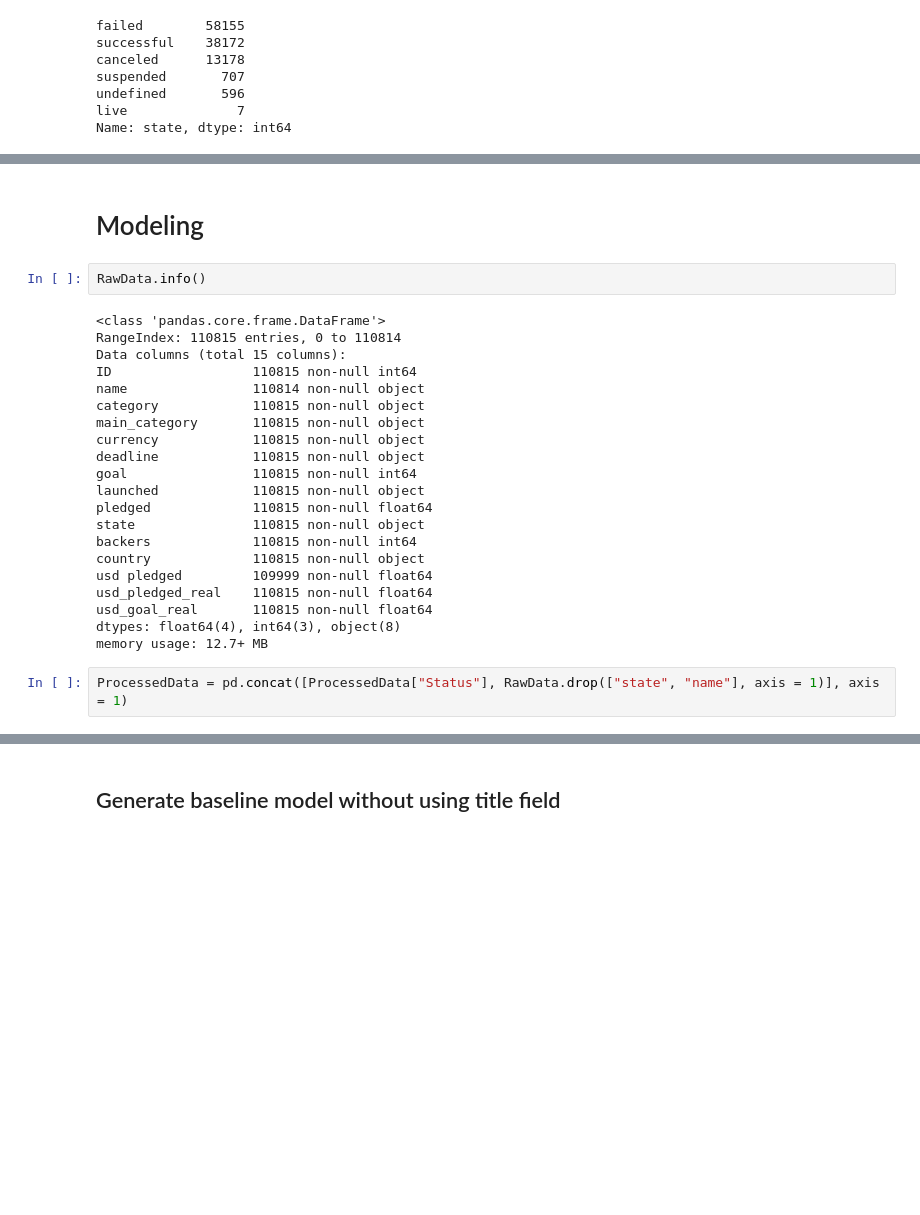
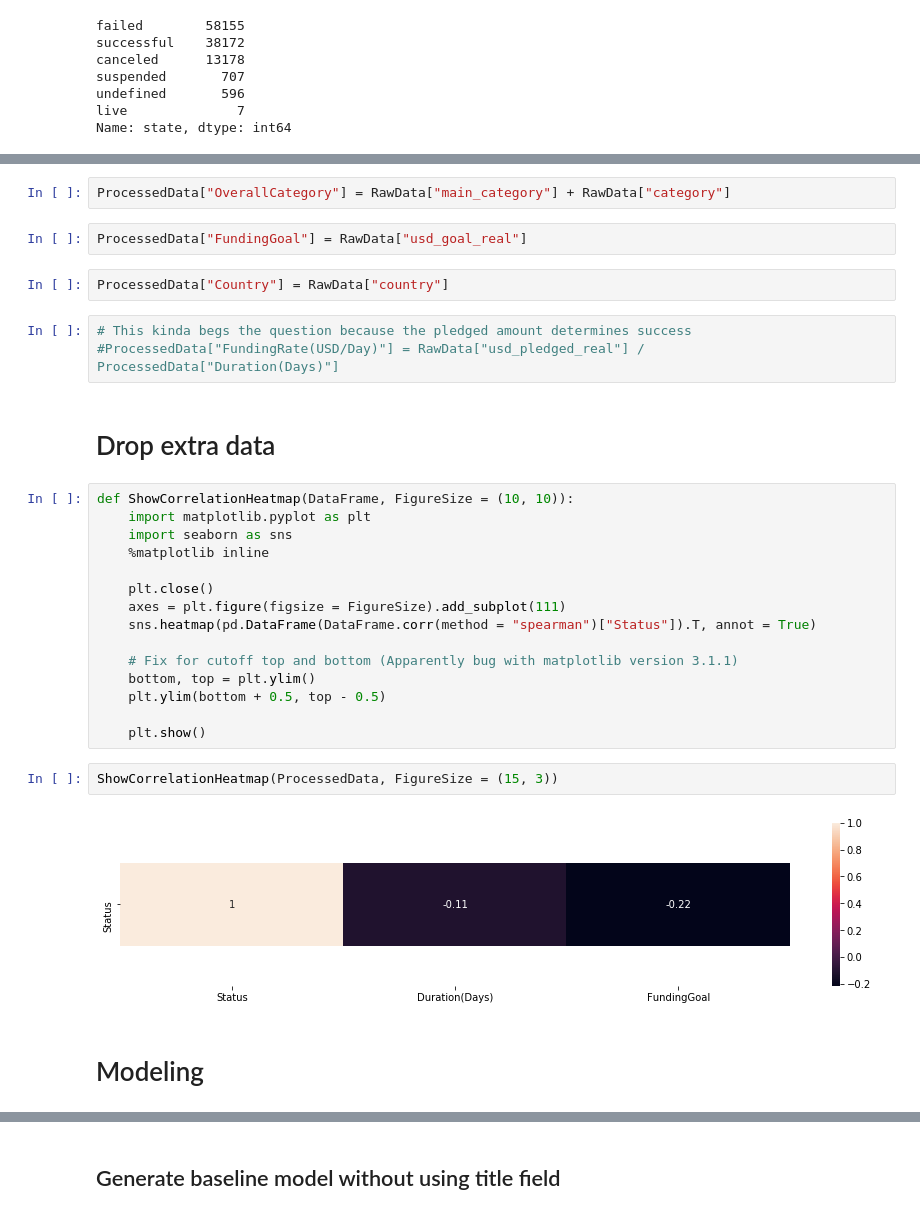
Before and after one commit to NormanHung/Practice-CampaignFunding, a Jupyter notebook: Assignment - Funding Project.ipynb, the cells around one changed output, grey strips where cells are left out. Drawn from its saved outputs; the diff is of its cells as text; blank space fills up the shorter version.

```diff
--- a/Assignment - Funding Project.ipynb
+++ b/Assignment - Funding Project.ipynb
@@ -105,30 +112,35 @@ dtype: int64
+# %%
+ProcessedData["OverallCategory"] = RawData["main_category"] + RawData["category"]
+# %%
+ProcessedData["FundingGoal"] = RawData["usd_goal_real"]
+# %%
+ProcessedData["Country"] = RawData["country"]
+# %%
+# This kinda begs the question because the pledged amount determines success
+#ProcessedData["FundingRate(USD/Day)"] = RawData["usd_pledged_real"] / ProcessedData["Duration(Days)"]
+# %% [markdown]
+# Drop extra data
+# %%
+def ShowCorrelationHeatmap(DataFrame, FigureSize = (10, 10)):
+    import matplotlib.pyplot as plt
+    import seaborn as sns
+    %matplotlib inline
+
+    plt.close()
+    axes = plt.figure(figsize = FigureSize).add_subplot(111)
+    sns.heatmap(pd.DataFrame(DataFrame.corr(method = "spearman")["Status"]).T, annot = True)
+
+    # Fix for cutoff top and bottom (Apparently bug with matplotlib version 3.1.1)
+    bottom, top = plt.ylim()
+    plt.ylim(bottom + 0.5, top - 0.5)
+
+    plt.show()
+# %%
+ShowCorrelationHeatmap(ProcessedData, FigureSize = (15, 3))
+# %% [output]
+[figure, added]
 # %% [markdown]
 # Modeling
-# %%
-RawData.info()
-# %% [output]
-<class 'pandas.core.frame.DataFrame'>
-RangeIndex: 110815 entries, 0 to 110814
-Data columns (total 15 columns):
-ID                  110815 non-null int64
-name                110814 non-null object
-category            110815 non-null object
-main_category       110815 non-null object
-currency            110815 non-null object
-deadline            110815 non-null object
-goal                110815 non-null int64
-launched            110815 non-null object
-pledged             110815 non-null float64
-state               110815 non-null object
-backers             110815 non-null int64
-country             110815 non-null object
-usd pledged         109999 non-null float64
-usd_pledged_real    110815 non-null float64
-usd_goal_real       110815 non-null float64
-dtypes: float64(4), int64(3), object(8)
-memory usage: 12.7+ MB
-# %%
-ProcessedData = pd.concat([ProcessedData["Status"], RawData.drop(["state", "name"], axis = 1)], axis = 1)
 # %%
 ProcessedData.info()
 # %% [output]
```
Also changed, not shown: parts of 44 cells of this notebook.
